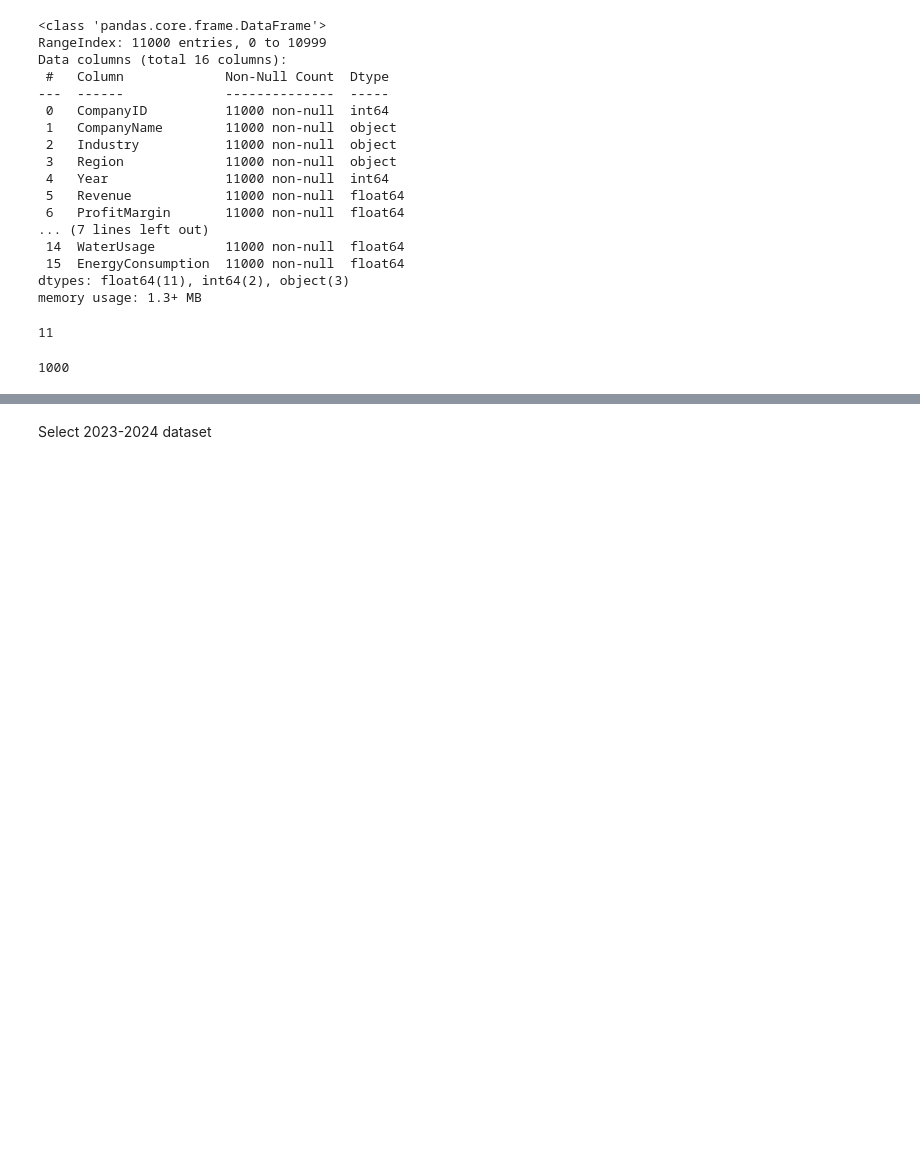
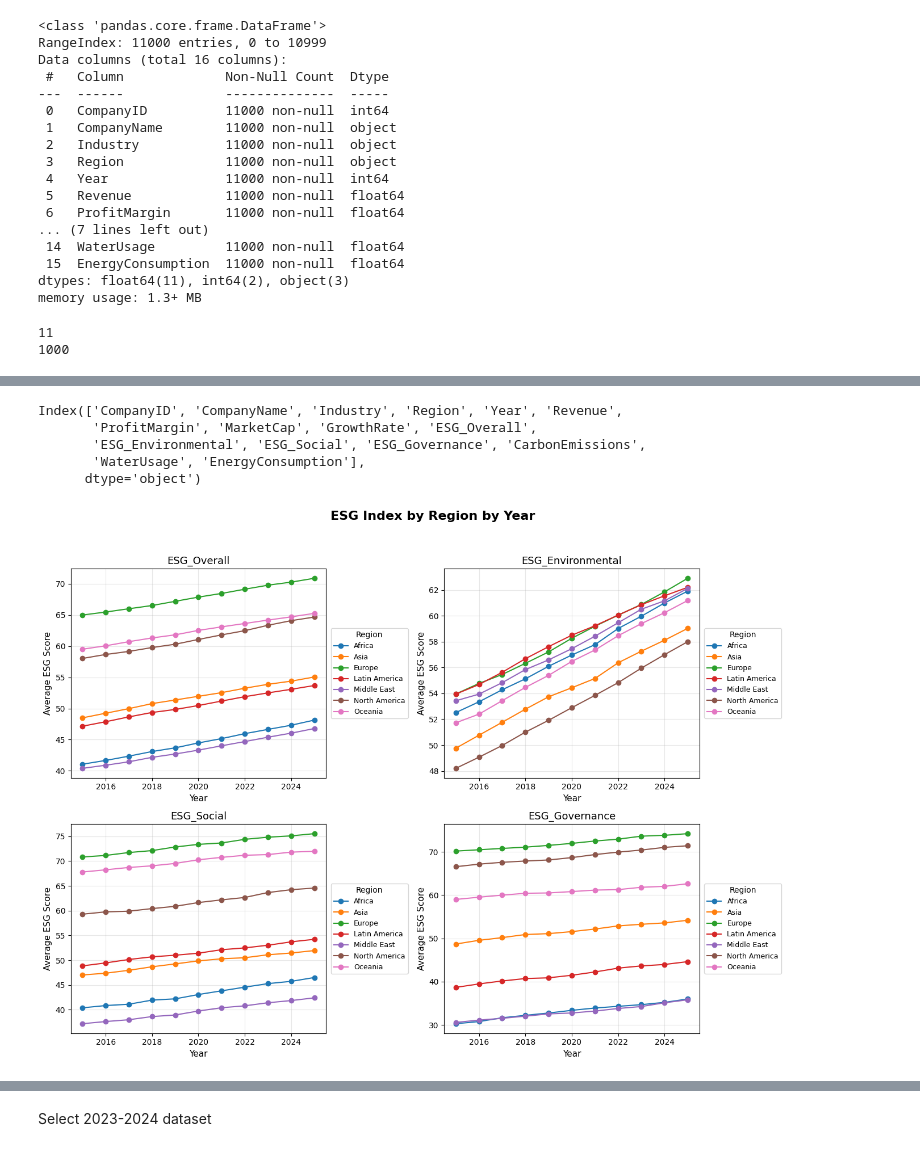
Before and after one commit to ygong-hue/Machine-Learning-Project, a Jupyter notebook: data.ipynb, the cells around one changed output, grey strips where cells are left out. Saved outputs shown, nothing was run; the diff lists cells and outputs as text; code cells hidden in the pictures; blank space fills up the shorter version.

```diff
--- a/data.ipynb
+++ b/data.ipynb
@@ -36,13 +76,11 @@ Data columns (total 16 columns):
 dtypes: float64(11), int64(2), object(3)
 memory usage: 1.3+ MB
 # %%
-df['Year'].nunique()
+print(df['Year'].nunique())
+print(df['CompanyID'].nunique())
 # %% [output]
 11
+1000
-# %%
-df['CompanyID'].nunique()
-# %% [output]
-1000
 # %%
 df.describe()
 # %% [output]
@@ -55,4 +93,54 @@ df.describe()
 | 50% | 500.500000 | 2020.000000 | 1902.300000 | 10.500000 | 3096.450000 | 4.900000 | 54.600000 | 55.600000 | ... |
 | 75% | 750.250000 | 2023.000000 | 4342.625000 | 16.300000 | 9995.500000 | 11.000000 | 65.600000 | 79.000000 | ... |
 | max | 1000.000000 | 2025.000000 | 180810.400000 | 50.000000 | 865271.700000 | 38.000000 | 98.800000 | 100.000000 | ... |
+# %%
+df.columns
+# %% [output]
+Index(['CompanyID', 'CompanyName', 'Industry', 'Region', 'Year', 'Revenue',
+       'ProfitMargin', 'MarketCap', 'GrowthRate', 'ESG_Overall',
+       'ESG_Environmental', 'ESG_Social', 'ESG_Governance', 'CarbonEmissions',
+       'WaterUsage', 'EnergyConsumption'],
+      dtype='object')
+# %%
+# ESG columns to plot
+esg_columns = ['ESG_Overall', 'ESG_Environmental', 'ESG_Social', 'ESG_Governance']
+
+# Create a 2x2 grid of subplots
+fig, axes = plt.subplots(2, 2, figsize=(14, 10))
+axes = axes.flatten()  # flatten for easy iteration
+
+for i, col in enumerate(esg_columns):
+    ax = axes[i]
+    df_avg = df.groupby(['Year', 'Region'])[col].mean().reset_index()
+
+    # Plot each industry's trend
+    for industry in df_avg['Region'].unique():
+        data = df_avg[df_avg['Region'] == industry]
+        ax.plot(data['Year'], data[col], marker='o', label=industry)
+
+    # Titles and labels
+    ax.set_title(f'{col}', fontsize=13)
+    ax.set_xlabel('Year', fontsize=11)
+    ax.set_ylabel('Average ESG Score', fontsize=11)
+    ax.grid(True, alpha=0.3)
+
+    # Legend outside each subplot on the right
+    ax.legend(
+        title='Region',
+        bbox_to_anchor=(1.02, 0.5),
+        loc='center left',
+        borderaxespad=0.,
+        fontsize=9,
+        title_fontsize=10
+    )
+
+# Add a single main title for the entire figure
+fig.suptitle('ESG Index by Region by Year', fontsize=16, fontweight='bold')
+
+# Adjust layout to leave space for the main title and legends
+plt.tight_layout(rect=[0, 0, 0.95, 0.95])
+
+plt.show()
+# %% [output]
+[figure, added]
 # %%
```
Also changed, not shown: parts of 20 cells of this notebook, 4 other files.
